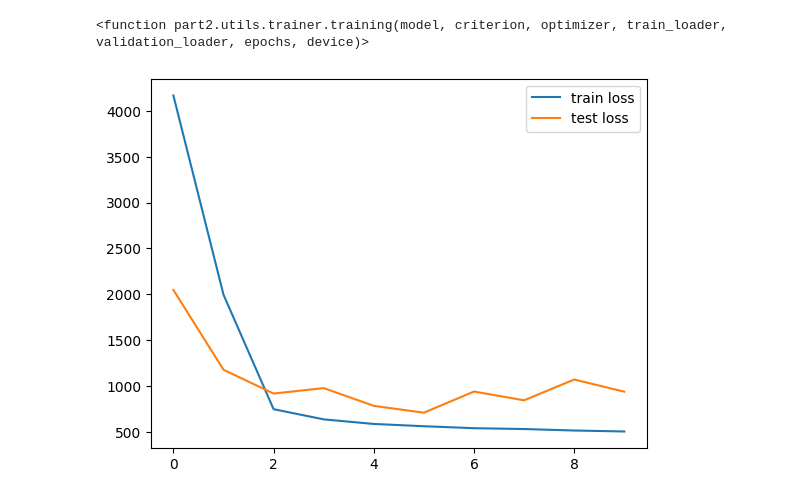
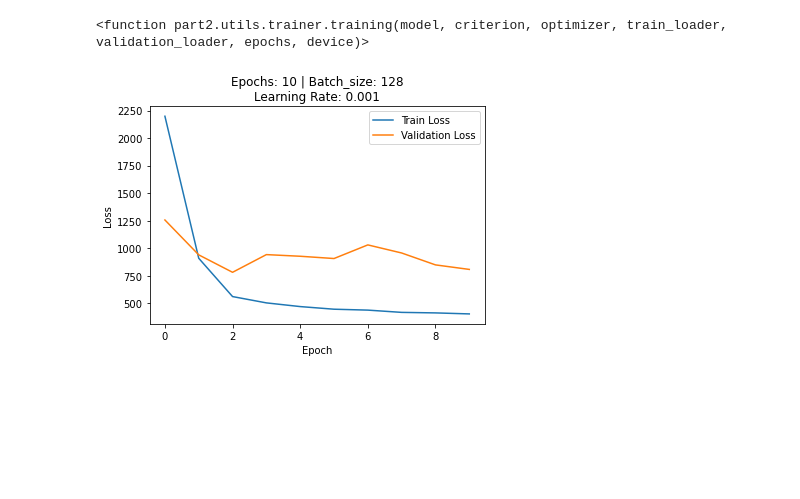
Before and after one commit to MattanTseng/ME_592_HW3, a Jupyter notebook: part2/AE.ipynb, the cells around one changed output. Cells and saved outputs as stored; diff of their text form; code cells hidden in the pictures; blank space fills up the shorter version.

```diff
--- a/part2/AE.ipynb
+++ b/part2/AE.ipynb
@@ -49,6 +48,7 @@ model.to(device)  # Move the model to the GPU
 criterion = nn.MSELoss()
 optimizer = torch.optim.Adam(model.parameters(), lr=1e-3)
 # %%
-train_losses, validation_losses = training(model, criterion, optimizer, train_dataloader, validation_dataloader, 2,device)
+epochs=10
+train_losses, validation_losses = training(model, criterion, optimizer, train_dataloader, validation_dataloader, epochs, device)
 # testing(model,criterion,test_dataloader,device)
 # %% [output]
@@ -56,13 +60,18 @@ Epoch 2/2, Loss_train: 6016.3662, validation_loss: 268330.6250, Time taken: 83.2
 # %%
 # %% [output]
 <function part2.utils.trainer.training(model, criterion, optimizer, train_loader, validation_loader, epochs, device)>
-# %%
-plt.plot(train_losses,label="train loss")
-plt.plot(validation_losses, label="validation loss")
-plt.legend()
-plt.show()
-# %% [output]
-[figure, removed]
+# %%
+loss_title = "Epochs: " + str(epochs) + " | Batch_size: " + str(batch_size) + "\nLearning Rate: 0.001"
+plt.title(loss_title)
+plt.xlabel("Epoch")
+plt.ylabel("Loss")
+
+plt.plot(train_losses,label="Train Loss")
+plt.plot(validation_losses, label="Validation Loss")
+plt.legend()
+plt.show()
+# %% [output]
+[figure, added]
 # %%
 model.to('cpu')
 for images, target in test_dataloader:
```
Also changed, not shown: parts of 5 cells of this notebook, 2 other files.
